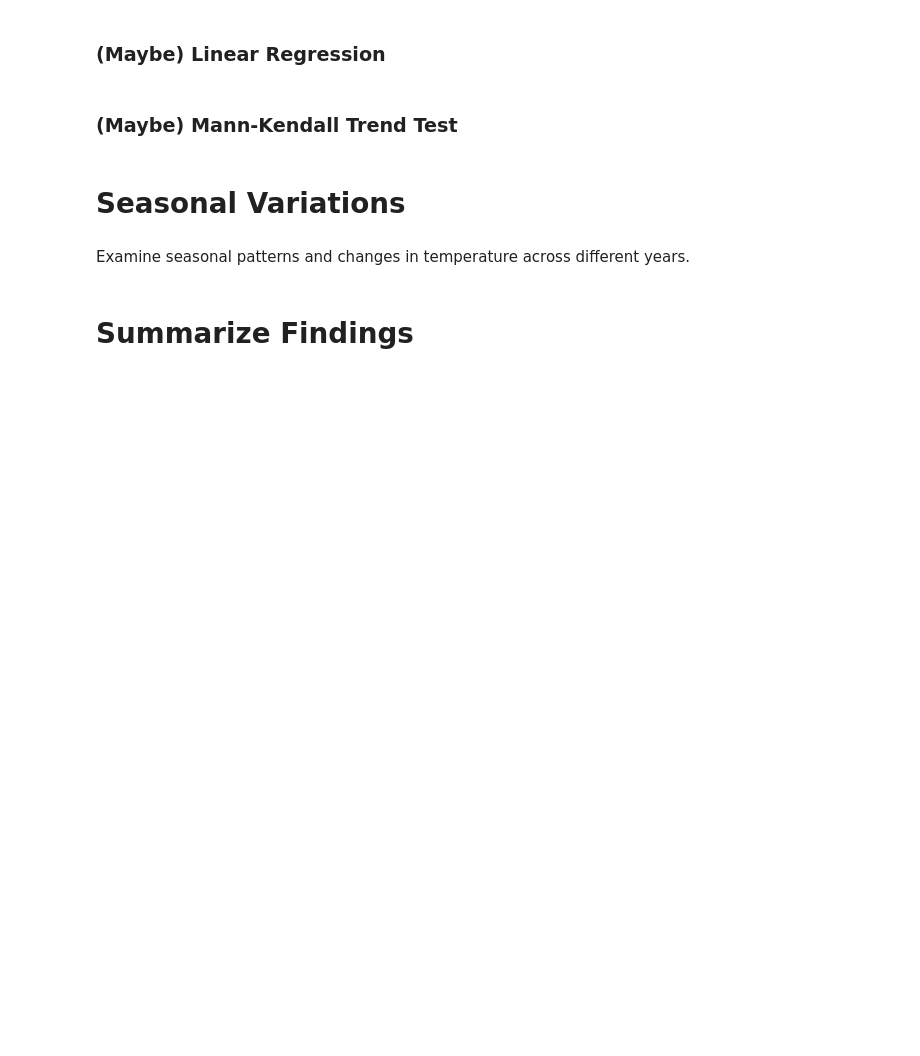
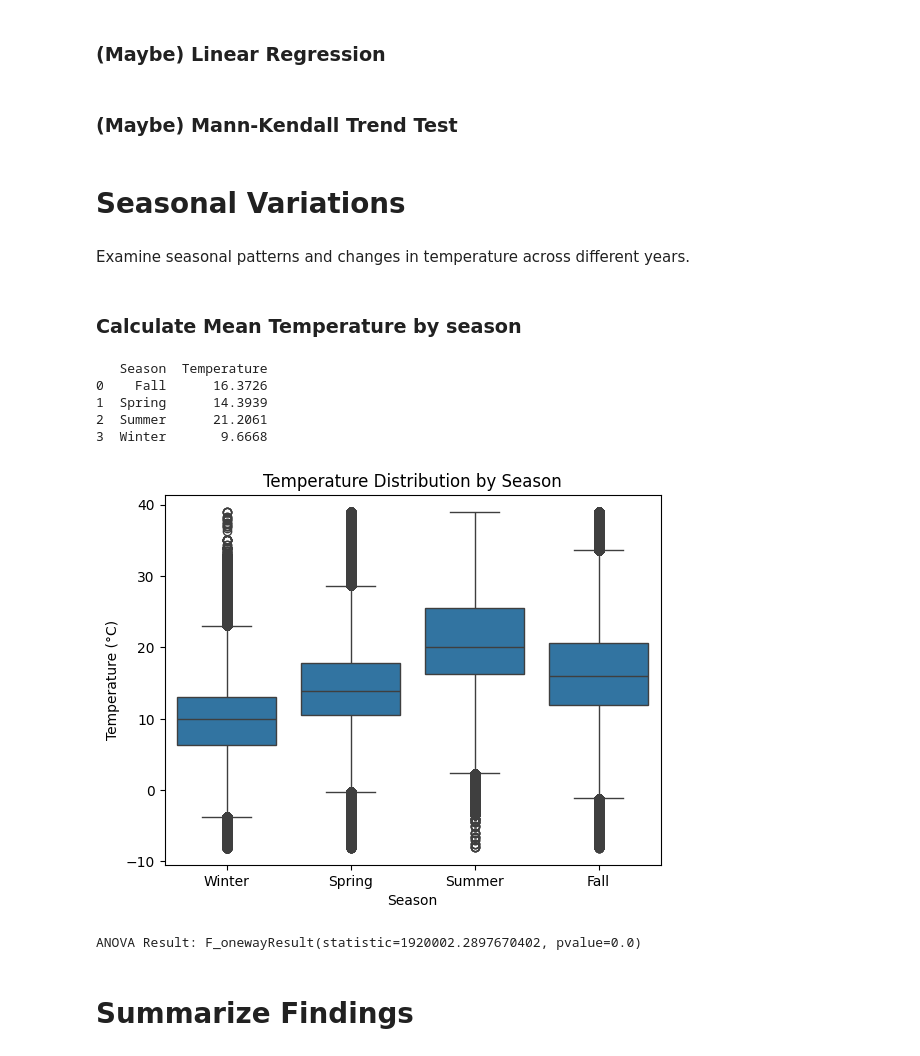
Before and after one commit to lizbethkr/PHIT-Project-1, a Jupyter notebook: notebooks/temporal_analysis.ipynb, the cells around one changed output. Cells and saved outputs as stored; diff of their text form; code cells hidden in the pictures; blank space fills up the shorter version.

```diff
--- a/notebooks/temporal_analysis.ipynb
+++ b/notebooks/temporal_analysis.ipynb
@@ -15,6 +15,7 @@ import numpy as np
 import statsmodels.api as sm
 import scipy.stats as stats
 from scipy import signal
+from scipy import stats
 import pymannkendall as mk
 import sys
 import os
@@ -29,8 +30,7 @@ from notebook_utils.preprocessing import *
 from notebook_utils.temporal_analysis import *
 
 # Create combined dataframe from ghcn_cleaned files
-dfs = combine_files_to_dfs('../data/processed/ghcn_cleaned')
-CA_stations = pd.concat(dfs, ignore_index=True)
+CA_stations_dfs = combine_files_to_dfs('../data/processed/ghcn_cleaned')
 # %% [output]
 Processed file: CA_2003_clean.csv
 Processed file: CA_2004_clean.csv
@@ -61,5 +61,34 @@ Analyze trends in temperature data over time.
 # Seasonal Variations
 # %% [markdown]
 Examine seasonal patterns and changes in temperature across different years.
+# %% [markdown]
+### Calculate Mean Temperature by season
+# %%
+seasonal_avg = CA_stations_dfs.groupby('Season')['Temperature'].mean().round(4).reset_index()
+print(seasonal_avg)
+# %% [output]
+   Season  Temperature
+0    Fall      16.3726
+1  Spring      14.3939
+2  Summer      21.2061
+3  Winter       9.6668
+# %%
+sns.boxplot(x='Season', y='Temperature', data=CA_stations_dfs)
+plt.title('Temperature Distribution by Season')
+plt.ylabel('Temperature (°C)')
+plt.xlabel('Season')
+plt.show()
+# %% [output]
+[figure, added]
+# %%
+from scipy import stats
+
+seasons = CA_stations_dfs['Season'].unique()
+temps_by_season = [CA_stations_dfs[CA_stations_dfs['Season'] == season]['Temperature'] for season in seasons]
+anova_result = stats.f_oneway(*temps_by_season)
+
+print('ANOVA Result:', anova_result)
+# %% [output]
+ANOVA Result: F_onewayResult(statistic=1920002.2897670402, pvalue=0.0)
 # %% [markdown]
 # Summarize Findings
```
Also changed, not shown: 3 other files.
